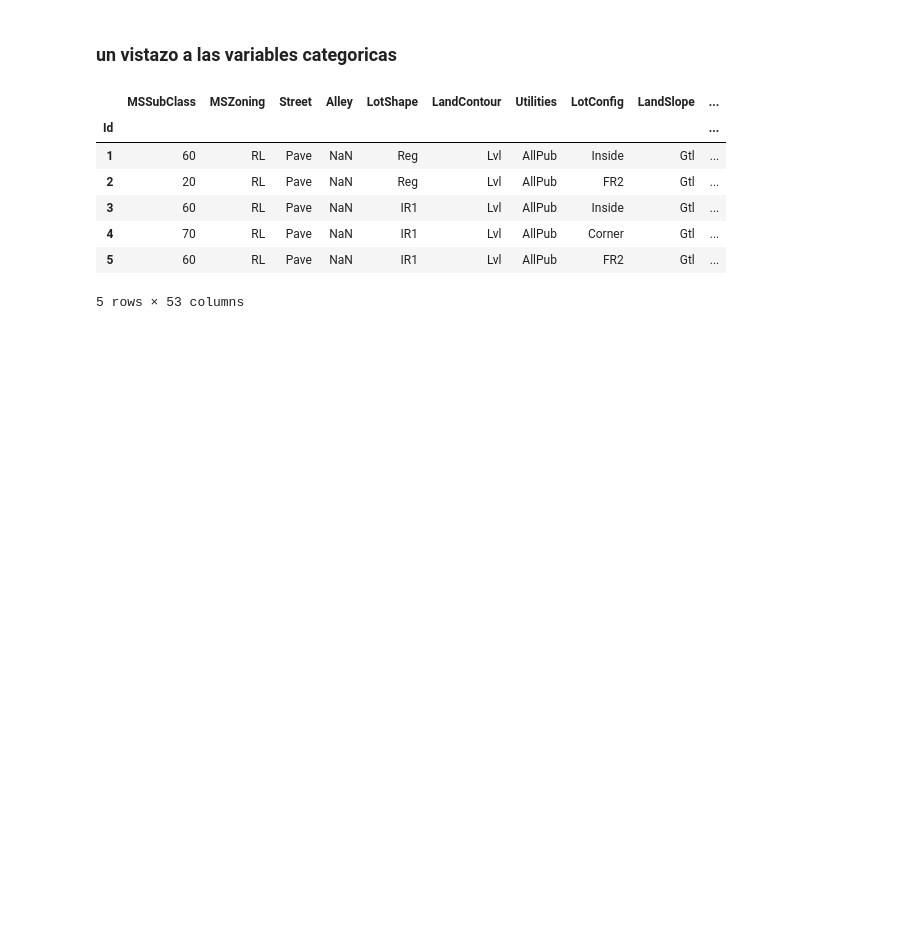
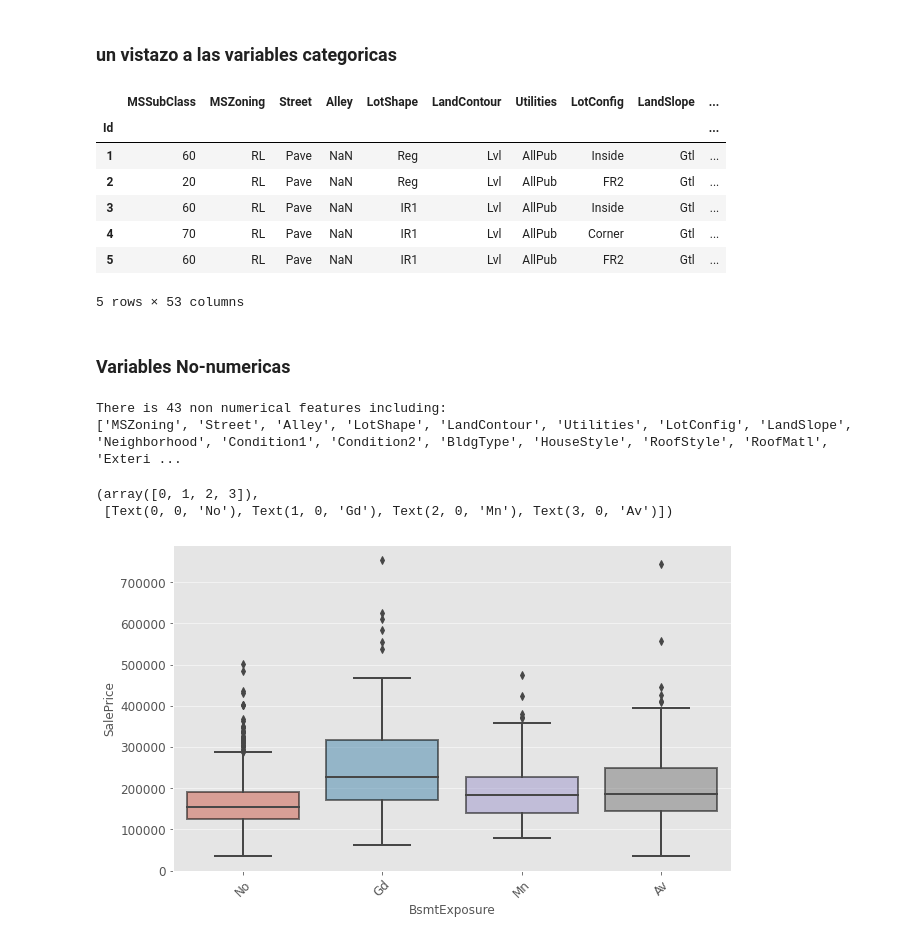
Before and after one commit to ADRIANVM117/ENSAYOS, a Jupyter notebook: Bourbaki/modulo2_examen/EDA.ipynb, the cells around one changed output. Cells and saved outputs as stored; diff of their text form; code cells hidden in the pictures; blank space fills up the shorter version.

```diff
--- a/Bourbaki/modulo2_examen/EDA.ipynb
+++ b/Bourbaki/modulo2_examen/EDA.ipynb
@@ -491,3 +492,20 @@ casas_df_categorico.head()
 | 4 | 70 | RL | Pave | NaN | IR1 | Lvl | AllPub | Corner | Gtl | ... |
 | 5 | 60 | RL | Pave | NaN | IR1 | Lvl | AllPub | FR2 | Gtl | ... |
 5 rows × 53 columns
+# %% [markdown]
+### Variables No-numericas
+# %%
+df_not_num = df_categ.select_dtypes(include = ['O'])
+print('There is {} non numerical features including:\n{}'.format(len(df_not_num.columns), df_not_num.columns.tolist()))
+# %% [output]
+There is 43 non numerical features including:
+['MSZoning', 'Street', 'Alley', 'LotShape', 'LandContour', 'Utilities', 'LotConfig', 'LandSlope', 'Neighborhood', 'Condition1', 'Condition2', 'BldgType', 'HouseStyle', 'RoofStyle', 'RoofMatl', 'Exteri ...
+# %%
+plt.figure(figsize = (10, 6))
+ax = sns.boxplot(x='BsmtExposure', y='SalePrice', data=df_categ)
+plt.setp(ax.artists, alpha=.5, linewidth=2, edgecolor="k")
+plt.xticks(rotation=45)
+# %% [output]
+(array([0, 1, 2, 3]),
+ [Text(0, 0, 'No'), Text(1, 0, 'Gd'), Text(2, 0, 'Mn'), Text(3, 0, 'Av')])
+[figure, added]
```
Also changed, not shown: parts of 1 cell of this notebook, 2 other files.
